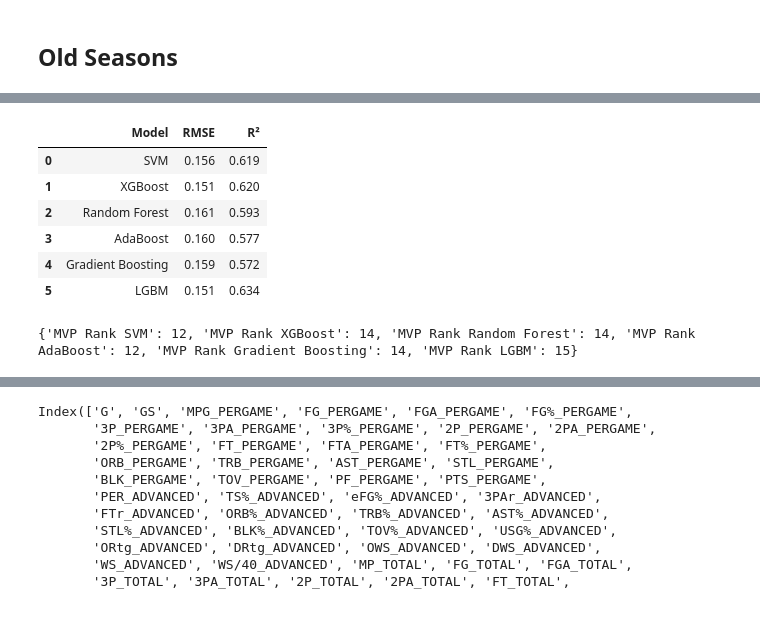
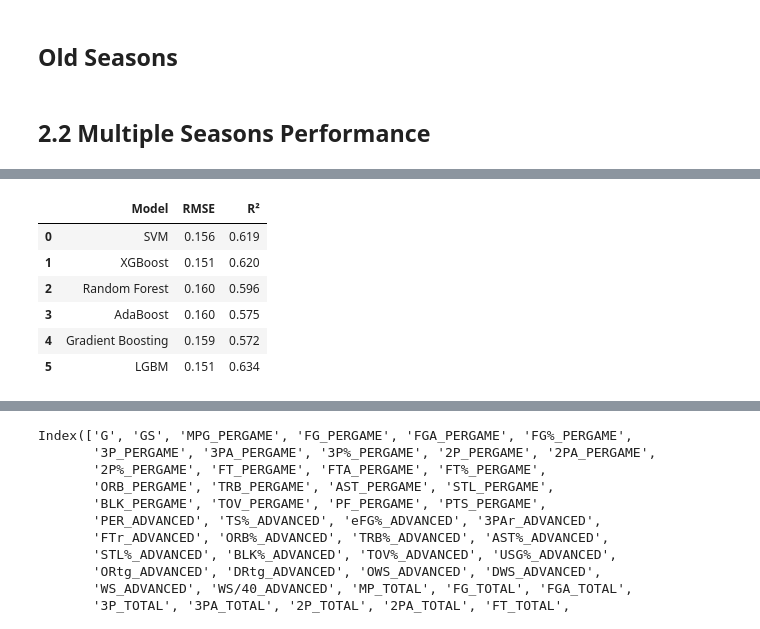
Before and after one commit to Ivan-Garcia-S/WNBA-MVP-Predictor, a Jupyter notebook: WNBA_MVP_Model.ipynb, the cells around one changed output, grey strips where cells are left out. Cells and saved outputs as stored; diff of their text form; code cells hidden in the pictures.

```diff
--- a/WNBA_MVP_Model.ipynb
+++ b/WNBA_MVP_Model.ipynb
@@ -34,7 +50,7 @@ models = ['SVM', 'XGBoost','Random Forest','AdaBoost','Gradient Boosting', 'LGBM
 
 path = current_path = os.getcwd()
 # Path to local folder
-path_data = '/Users/von/Desktop/Work/Projects/NBA_MIP_Predictor/WNBA-MVP'
+path_data = '/Users/von/Desktop/Work/Projects/WNBA-MVP-Predictor'
 
 test_number = 'Test 6'
 
@@ -56,7 +74,4 @@ def get_next_season(current_season):
 # %%
-pd.set_option('display.max_rows', 2000)
-pd.set_option('display.max_columns', 80)
-
 def get_data(seasons):
 
     # Opening the data
@@ -383,7 +398,7 @@ def func_models(data, seasons, models, n_seasons_to_test):
 
         initial_results = data_test[['Player','Season','MVP Share','MVP Rank']]
         results = initial_results.copy()
-        print(len(X_train.columns))
+        #print(len(X_train.columns))
 
         scaler = StandardScaler()
 
@@ -458,12 +473,14 @@ def func_models(data, seasons, models, n_seasons_to_test):
             elif model=='LGBM':
                 param_grid = {'learning_rate':[0.01,0.1,0.2,0.3],
                               'num_leaves':[5,10,20,30],
-                              'min_data_in_leaf':[10,25,50],
+                              #'min_data_in_leaf':[10,25,50],
                               'min_child_samples': [10, 25, 50],
                               'max_depth':[2,3,4],
-                              'feature_fraction':[0.6,0.7,0.8,0.9],
-                              'min_gain_to_split':[0,0.01,0.1,0.2],
-                              'verbose':[-1]}
+                              #'feature_fraction':[0.6,0.7,0.8,0.9],
+                              'colsample_bytree':[0.6,0.7,0.8,0.9],
+                              #'min_gain_to_split':[0,0.01,0.1,0.2],
+                              'min_split_gain':[0,0.01,0.1,0.2],
+                              'verbosity':[-1]}
                 lgbm_model = LGBMRegressor()
                 grid = GridSearchCV(lgbm_model, param_grid)
                 grid.fit(scaled_X_train, y_train)
@@ -472,24 +489,18 @@ def func_models(data, seasons, models, n_seasons_to_test):
 
             final_model.fit(scaled_X_train, y_train)
 
+            '''
             print("FM:")
             print(final_model)
             print("SEP: ")
             print(sep)
             print("MODEL: ")
             print(model)
+            '''
             pickle.dump(final_model,open(path_data+sep+'Models'+sep+model+'.dat','wb'))#,'wb')
 
 
             y_pred = final_model.predict(scaled_X_test)
-            #print(y_pred)
-
-            # After creating results DataFrame and before the adjustments
-            #last_year_mvp_mask = last_year_mvp_status_train.reindex(results.index, fill_value=0)
-            # Apply penalty for last year MVPs
-            #results['MVP_Share_Adjusted'] = results['MVP Share']
-            # Use last_year_mvp_status for adjustment
-            #results.loc[last_year_mvp_mask == 1, 'MVP_Share_Adjusted'] *= 0.75
 
             metrics = func_metrics(y_test, y_pred, metrics, model, season)
 
@@ -703,11 +748,13 @@ def old_seasons(data, seasons, models, n_seasons_to_test):
         i = i + 1
 
     return final_results, metrics
+# %% [markdown]
+## 2.2 Multiple Seasons Performance <a id='section_2_2'></a>
 # %%
 pd.options.display.max_rows = 50
 pd.options.display.max_seq_items = 100
-final_results, metrics = old_seasons(data, seasons, models, 21)
+final_results_seasons, metrics = old_seasons(data, seasons, models, 21)
 final_metricas = average_metrics(metrics)
-final_metricas.to_csv(f'/Users/von/Desktop/Work/Projects/NBA_MIP_Predictor/WNBA-MVP/{test_number}/Multiple Seasons/2003-24-Results.csv', index=False)
+final_metricas.to_csv(f'/Users/von/Desktop/Work/Projects/WNBA-MVP-Predictor/{test_number}/Multiple Seasons/2006-24-Results.csv', index=False)
 final_metricas
 # %% [output]
@@ -731,16 +761,7 @@ final_metricas
 |  | Model | RMSE | R² |
 | 0 | SVM | 0.156 | 0.619 |
 | 1 | XGBoost | 0.151 | 0.620 |
-| 2 | Random Forest | 0.161 | 0.593 |
-| 3 | AdaBoost | 0.160 | 0.577 |
+| 2 | Random Forest | 0.160 | 0.596 |
+| 3 | AdaBoost | 0.160 | 0.575 |
 | 4 | Gradient Boosting | 0.159 | 0.572 |
 | 5 | LGBM | 0.151 | 0.634 |
-# %%
-pd.options.display.max_rows = 400
-
-rank_final, scores = create_rank(final_results, 1)
-rank_final.to_csv(f'/Users/von/Desktop/Work/Projects/NBA_MIP_Predictor/WNBA-MVP/{test_number}/Multiple Seasons/2003-24-Ranks.csv', index=False)
-
-print(scores)
-# %% [output]
-{'MVP Rank SVM': 12, 'MVP Rank XGBoost': 14, 'MVP Rank Random Forest': 14, 'MVP Rank AdaBoost': 12, 'MVP Rank Gradient Boosting': 14, 'MVP Rank LGBM': 15}
```
Also changed, not shown: parts of 20 cells of this notebook, 10 other files.
